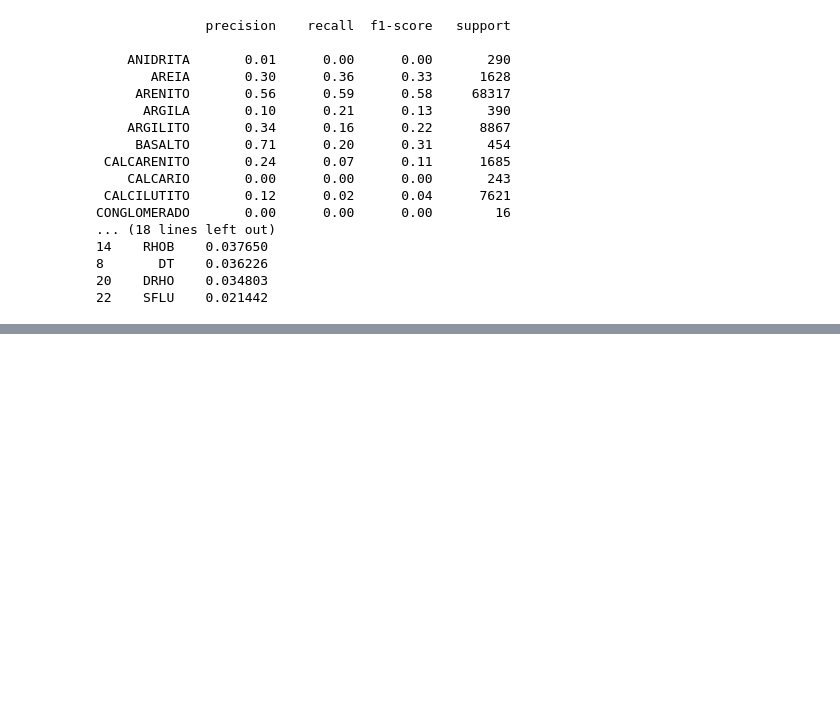
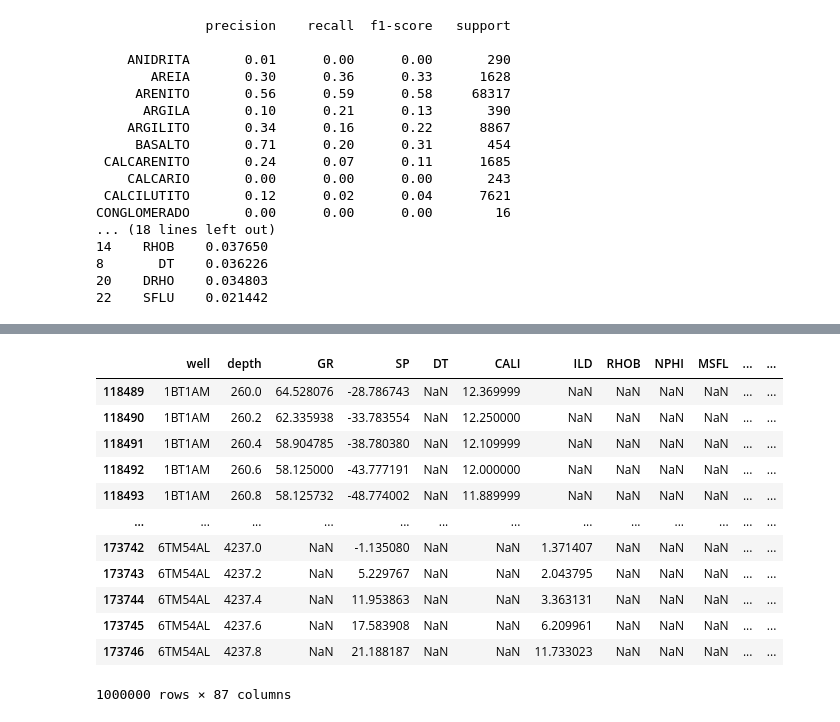
Before and after one commit to Vitorhgbds/GeoAI-ANP-DataExtractor, a Jupyter notebook: notebooks/training.ipynb, the cells around one changed output, grey strips where cells are left out. Drawn from its saved outputs; the diff is of its cells as text; code cells hidden in the pictures; blank space fills up the shorter version.

```diff
--- a/notebooks/training.ipynb
+++ b/notebooks/training.ipynb
@@ -492,0 +503,6 @@ CONGLOMERADO       0.00      0.00      0.00        16
+# %%
+database_path = Path("../") / "slide" / "database" / "features.db"
+conn = sqlite3.connect(database_path)
+query = "SELECT * FROM Features limit 1000000;"
+df_features = pd.read_sql_query(query, conn)
+df_features
@@ -492,0 +568,45 @@ CONGLOMERADO       0.00      0.00      0.00        16
+# %%
+def add_sequential_features(df: pd.DataFrame, features_columns: list) -> pd.DataFrame:
+    """Add lagged features to capture sequential dependencies"""
+    df = df.sort_values(['well', 'depth'])  # Ensure sorted by well and depth
+
+    # Add lagged features (previous depth values)
+    for col in features_columns:
+        # Previous value (lag 1)
+        df[f'{col}_lag1'] = df.groupby('well')[col].shift(1)
+        # Previous 2 values (lag 2)
+        df[f'{col}_lag2'] = df.groupby('well')[col].shift(2)
+
+        # Rolling statistics (window of 3)
+        df[f'{col}_rolling_mean'] = df.groupby('well')[col].transform(
+            lambda x: x.rolling(window=3, min_periods=1).mean()
+        )
+        df[f'{col}_rolling_std'] = df.groupby('well')[col].transform(
+            lambda x: x.rolling(window=3, min_periods=1).std()
+        )
+
+        # Rate of change
+        df[f'{col}_diff'] = df.groupby('well')[col].diff()
+
+    return df
+# %%
+df_features = add_sequential_features(df_features, features_columns)
+
+# Add boolean columns indicating null values for each numeric column
+for col in features_columns:
+    df_features[f'{col}_is_null'] = df_features[col].isnull().astype(int)
+df_features
+# %% [output]
+|  | well | depth | GR | SP | DT | CALI | ILD | RHOB | NPHI | MSFL | ... | ... |
+| 118489 | 1BT1AM | 260.0 | 64.528076 | -28.786743 | NaN | 12.369999 | NaN | NaN | NaN | NaN | ... | ... |
+| 118490 | 1BT1AM | 260.2 | 62.335938 | -33.783554 | NaN | 12.250000 | NaN | NaN | NaN | NaN | ... | ... |
+| 118491 | 1BT1AM | 260.4 | 58.904785 | -38.780380 | NaN | 12.109999 | NaN | NaN | NaN | NaN | ... | ... |
+| 118492 | 1BT1AM | 260.6 | 58.125000 | -43.777191 | NaN | 12.000000 | NaN | NaN | NaN | NaN | ... | ... |
+| 118493 | 1BT1AM | 260.8 | 58.125732 | -48.774002 | NaN | 11.889999 | NaN | NaN | NaN | NaN | ... | ... |
+| ... | ... | ... | ... | ... | ... | ... | ... | ... | ... | ... | ... | ... |
+| 173742 | 6TM54AL | 4237.0 | NaN | -1.135080 | NaN | NaN | 1.371407 | NaN | NaN | NaN | ... | ... |
+| 173743 | 6TM54AL | 4237.2 | NaN | 5.229767 | NaN | NaN | 2.043795 | NaN | NaN | NaN | ... | ... |
+| 173744 | 6TM54AL | 4237.4 | NaN | 11.953863 | NaN | NaN | 3.363131 | NaN | NaN | NaN | ... | ... |
+| 173745 | 6TM54AL | 4237.6 | NaN | 17.583908 | NaN | NaN | 6.209961 | NaN | NaN | NaN | ... | ... |
+| 173746 | 6TM54AL | 4237.8 | NaN | 21.188187 | NaN | NaN | 11.733023 | NaN | NaN | NaN | ... | ... |
+1000000 rows × 87 columns
```
Also changed, not shown: parts of 13 cells of this notebook.
